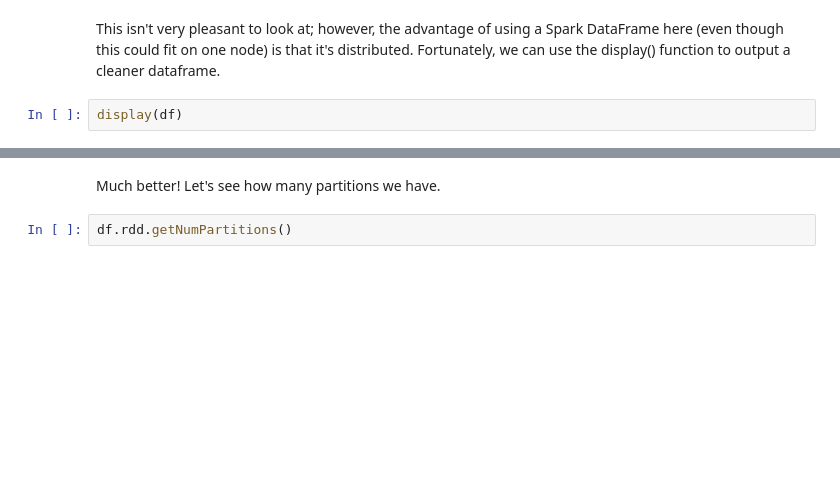
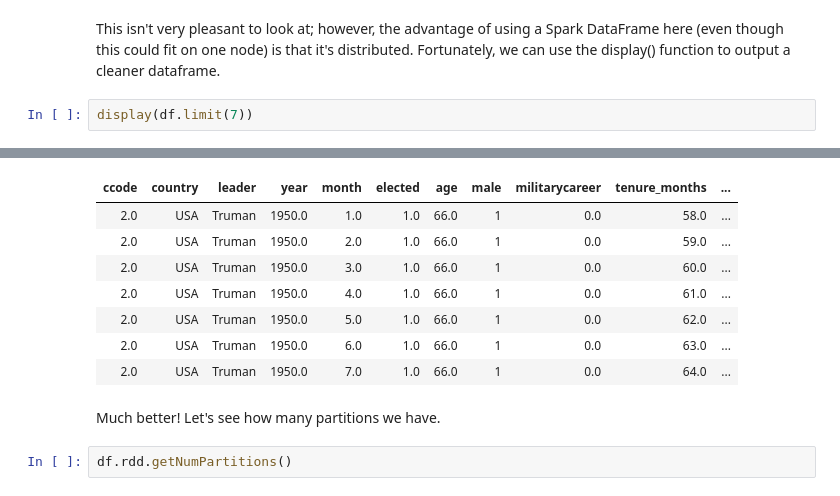
Before and after one commit to IDA-HumanCapital/fife_for_spark, a Jupyter notebook: examples/example_reign_notebook.ipynb, the cells around one changed output, grey strips where cells are left out. Saved outputs shown, nothing was run; the diff lists cells and outputs as text; blank space fills up the shorter version.

Commit message:
Limit display function in REIGN notebook

```diff
--- a/examples/example_reign_notebook.ipynb
+++ b/examples/example_reign_notebook.ipynb
@@ -31,5 +31,5 @@ df.show(10)
 # %% [markdown]
 This isn't very pleasant to look at; however, the advantage of using a Spark DataFrame here (even though this could fit on one node) is that it's distributed. Fortunately, we can use the display() function to output a cleaner dataframe.
 # %%
-display(df)
+display(df.limit(7))
 # %% [output]
@@ -37,3 +36,11 @@ display(df)
+| ccode | country | leader | year | month | elected | age | male | militarycareer | tenure_months | ... |
+| 2.0 | USA | Truman | 1950.0 | 1.0 | 1.0 | 66.0 | 1 | 0.0 | 58.0 | ... |
+| 2.0 | USA | Truman | 1950.0 | 2.0 | 1.0 | 66.0 | 1 | 0.0 | 59.0 | ... |
+| 2.0 | USA | Truman | 1950.0 | 3.0 | 1.0 | 66.0 | 1 | 0.0 | 60.0 | ... |
+| 2.0 | USA | Truman | 1950.0 | 4.0 | 1.0 | 66.0 | 1 | 0.0 | 61.0 | ... |
+| 2.0 | USA | Truman | 1950.0 | 5.0 | 1.0 | 66.0 | 1 | 0.0 | 62.0 | ... |
+| 2.0 | USA | Truman | 1950.0 | 6.0 | 1.0 | 66.0 | 1 | 0.0 | 63.0 | ... |
+| 2.0 | USA | Truman | 1950.0 | 7.0 | 1.0 | 66.0 | 1 | 0.0 | 64.0 | ... |
 # %% [markdown]
 Much better! Let's see how many partitions we have.
 # %%
```
Also changed, not shown: parts of 4 cells of this notebook, 1 other file.
